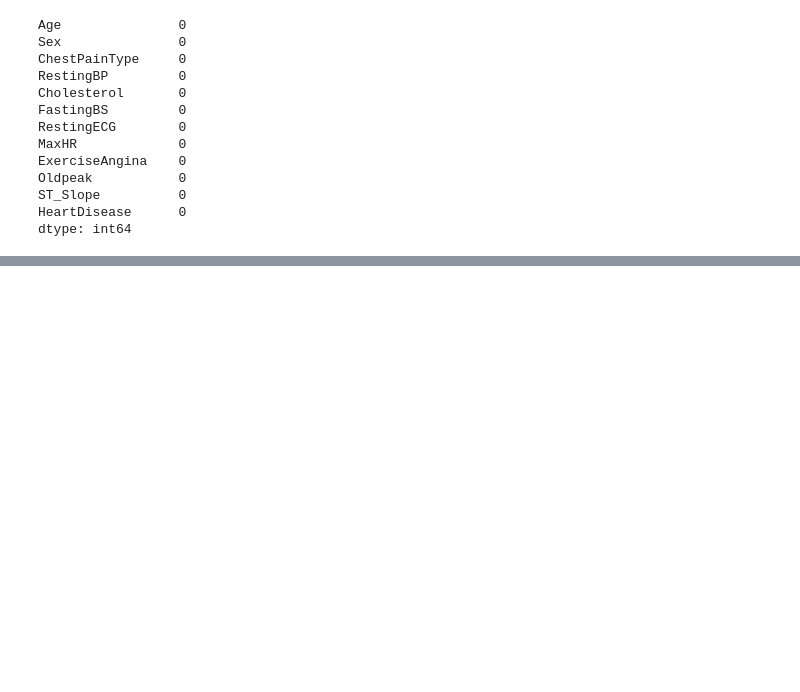
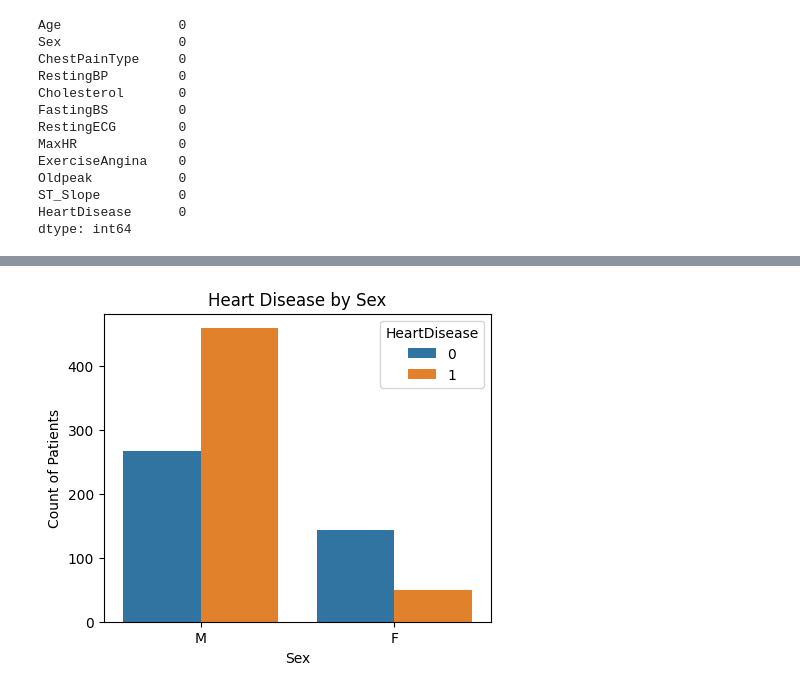
Before and after one commit to Sanjouk/IA01-Project, a Jupyter notebook: src/project.ipynb, the cells around one changed output, grey strips where cells are left out. Cells and saved outputs as stored; diff of their text form; code cells hidden in the pictures; blank space fills up the shorter version.

```diff
--- a/src/project.ipynb
+++ b/src/project.ipynb
@@ -105,0 +158,9 @@ Unique values in column 'HeartDisease':
+# %%
+plt.figure(figsize=(5, 4))
+sns.countplot(x="Sex", hue="HeartDisease", data=heart_data)
+plt.title("Heart Disease by Sex")
+plt.xlabel("Sex")
+plt.ylabel("Count of Patients")
+plt.show()
+# %% [output]
+[figure, added]
```
Also changed, not shown: parts of 15 cells of this notebook.
